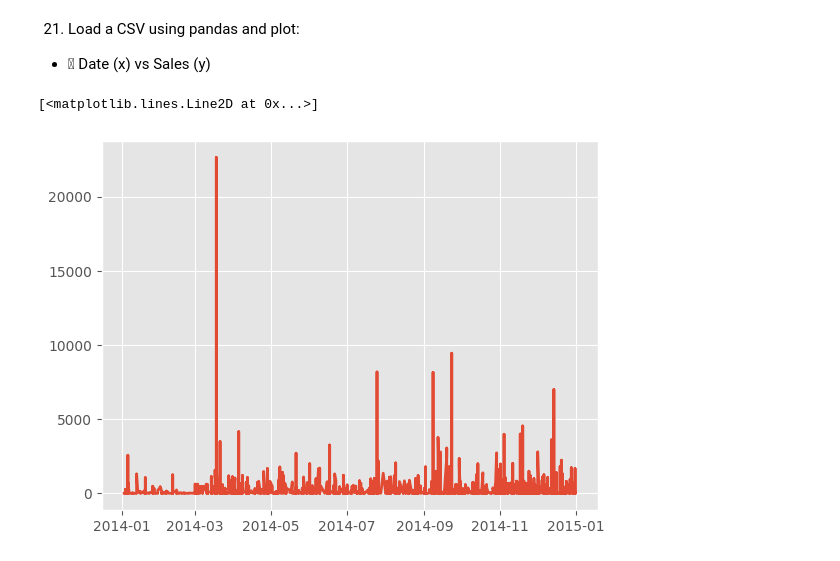
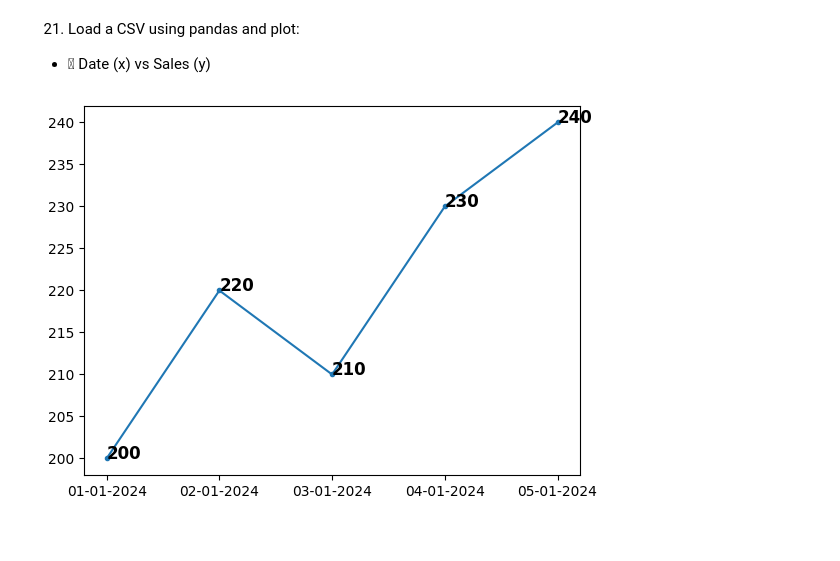
Before and after one commit to sagarnbeedi-analytics/data-analytics-portfolio, a Jupyter notebook: PYTHON/practicing_python_libraries/python_files/matplotlib.ipynb, the cells around one changed output. Saved outputs shown, nothing was run; the diff lists cells and outputs as text; code cells hidden in the pictures.

Commit message:
practicing matplotlib
practicing matplotlib

```diff
--- a/PYTHON/practicing_python_libraries/python_files/matplotlib.ipynb
+++ b/PYTHON/practicing_python_libraries/python_files/matplotlib.ipynb
@@ -486,5 +480,13 @@ df["Order Date"]=pd.to_datetime(df["Order Date"],format="%d-%m-%Y")
 # %%
-plt.plot(df["Order Date"], df["Sales"])
+df=pd.read_csv(r"D:\data-analytics-porfolio\data-analytics-portfolio\datasets_for_analysis\superstore_dataset\Book1.csv")
+plt.plot(df["Date"], df["Sales"],marker=".")
+x=df["Date"]
+y=df["Sales"]
+for line in plt.gca().lines:
+    for x,y in zip(line.get_xdata(),line.get_ydata()):
+        plt.text(x,y,y,
+                color="black",
+                fontweight="bold",
+                fontsize=12)
 # %% [output]
-[<matplotlib.lines.Line2D at 0x...>]
-[figure, old version]
+[figure, new version]
```
Also changed, not shown: parts of 5 cells of this notebook, 1 other file.
